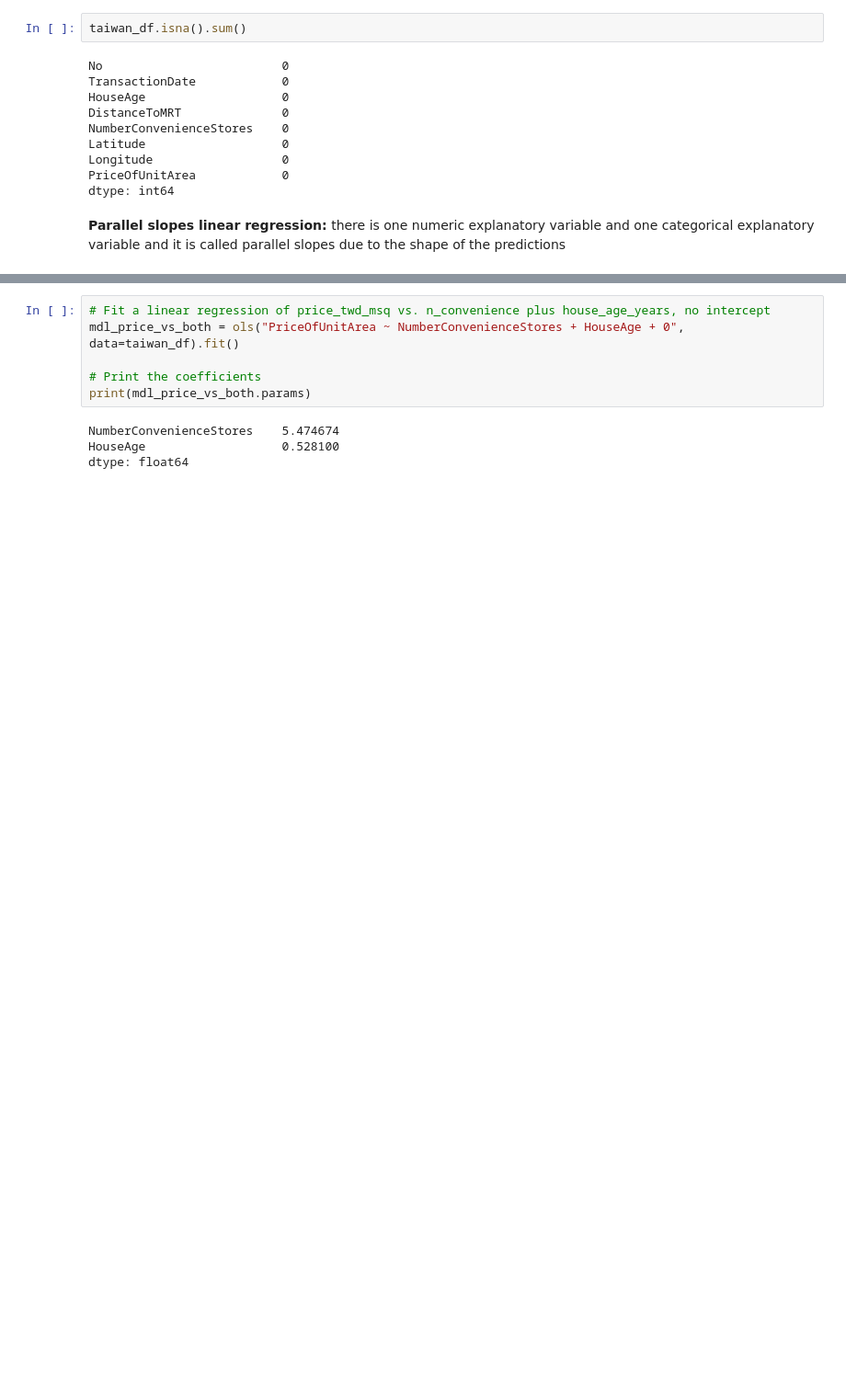
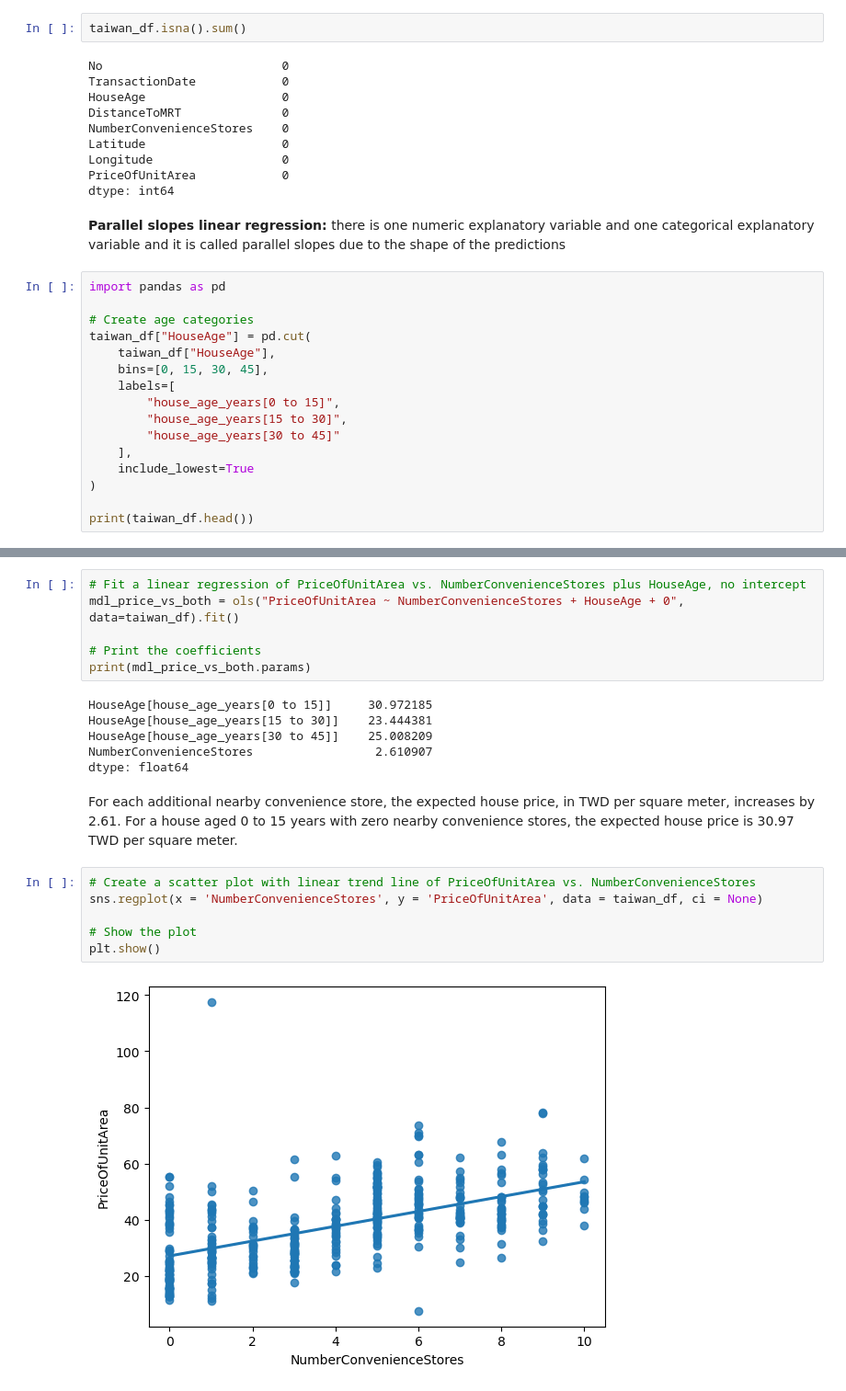
Before and after one commit to saalssall/Statistics_In_Python, a Jupyter notebook: Regression_statsmodel_2.ipynb, the cells around one changed output, grey strips where cells are left out. Shown at 92% size. Drawn from its saved outputs; the diff is of its cells as text; blank space fills up the shorter version.

```diff
--- a/Regression_statsmodel_2.ipynb
+++ b/Regression_statsmodel_2.ipynb
@@ -31,3 +33,19 @@ PriceOfUnitArea            0
 dtype: int64
 # %% [markdown]
 **Parallel slopes linear regression:** there is one numeric explanatory variable and one categorical explanatory variable and it is called parallel slopes due to the shape of the predictions
+# %%
+import pandas as pd
+
+# Create age categories
+taiwan_df["HouseAge"] = pd.cut(
+    taiwan_df["HouseAge"],
+    bins=[0, 15, 30, 45],
+    labels=[
+        "house_age_years[0 to 15]",
+        "house_age_years[15 to 30]",
+        "house_age_years[30 to 45]"
+    ],
+    include_lowest=True
+)
+
+print(taiwan_df.head())
@@ -49,11 +83,24 @@ HouseAge    1.444383
 dtype: float64
 # %%
-# Fit a linear regression of price_twd_msq vs. n_convenience plus house_age_years, no intercept
+# Fit a linear regression of PriceOfUnitArea vs. NumberConvenienceStores plus HouseAge, no intercept
 mdl_price_vs_both = ols("PriceOfUnitArea ~ NumberConvenienceStores + HouseAge + 0", data=taiwan_df).fit()
 
 # Print the coefficients
 print(mdl_price_vs_both.params)
 # %% [output]
-NumberConvenienceStores    5.474674
-HouseAge                   0.528100
+HouseAge[house_age_years[0 to 15]]     30.972185
+HouseAge[house_age_years[15 to 30]]    23.444381
+HouseAge[house_age_years[30 to 45]]    25.008209
+NumberConvenienceStores                 2.610907
 dtype: float64
+# %% [markdown]
+For each additional nearby convenience store, the expected house price, in TWD per square meter, increases by 2.61.
+For a house aged 0 to 15 years with zero nearby convenience stores, the expected house price is 30.97 TWD per square meter.
+# %%
+# Create a scatter plot with linear trend line of PriceOfUnitArea vs. NumberConvenienceStores
+sns.regplot(x = 'NumberConvenienceStores', y = 'PriceOfUnitArea', data = taiwan_df, ci = None)
+
+# Show the plot
+plt.show()
+# %% [output]
+[figure, added]
```
Also changed, not shown: parts of 5 cells of this notebook.
